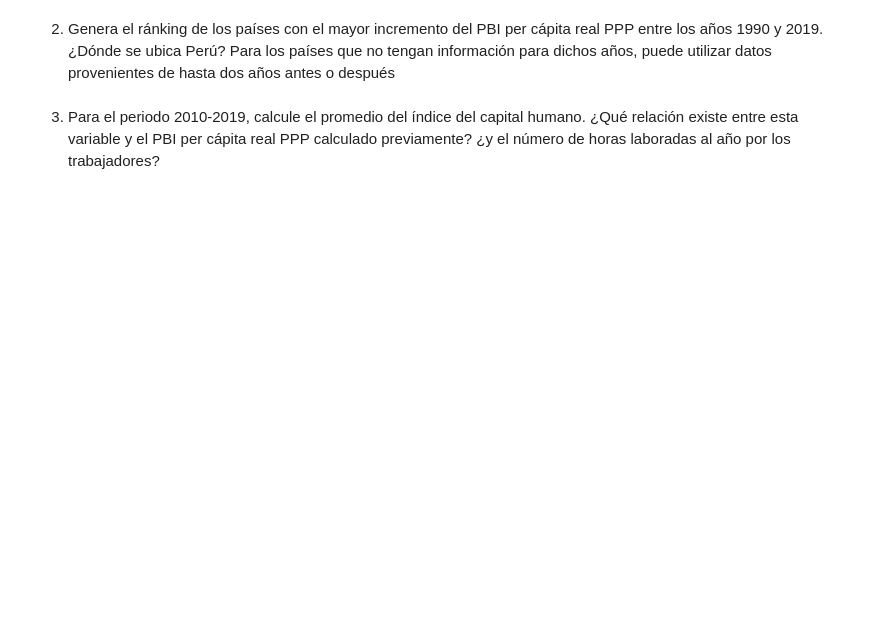
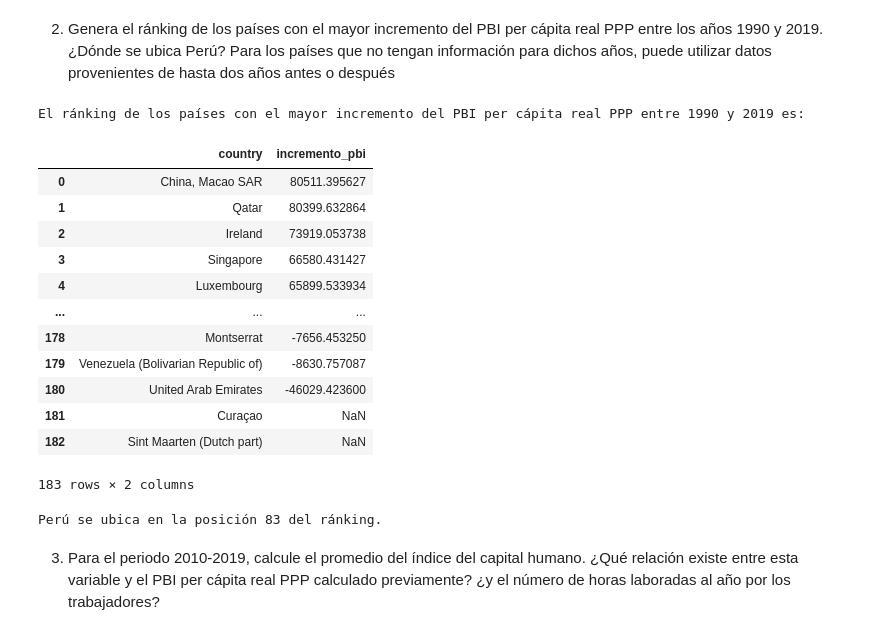
Before and after one commit to qlab-intro-python/tarea-4-zegarra-rivera-bueno, a Jupyter notebook: tarea_4_plantilla.ipynb, the cells around one changed output. Saved outputs shown, nothing was run; the diff lists cells and outputs as text; code cells hidden in the pictures; blank space fills up the shorter version.

```diff
--- a/tarea_4_plantilla.ipynb
+++ b/tarea_4_plantilla.ipynb
@@ -220,2 +254,47 @@ Importa el conjunto de datos de la hoja "Data" del archivo `pwt1001.xlsx`. El di
+# %%
+# Filtrar los datos para los años 1990 y 2019 (o hasta dos años antes o después)
+datos_1990 = datos[(datos[columna_año] >= 1988) & (datos[columna_año] <= 1992)]
+datos_2019 = datos[(datos[columna_año] >= 2017) & (datos[columna_año] <= 2021)]
+
+# Obtener el PBI per cápita real PPP para 1990 y 2019
+pbi_1990 = datos_1990.groupby(columna_pais)['pbi_per_capita_ppp'].mean().reset_index()
+pbi_2019 = datos_2019.groupby(columna_pais)['pbi_per_capita_ppp'].mean().reset_index()
+
+# Renombrar las columnas
+pbi_1990 = pbi_1990.rename(columns={'pbi_per_capita_ppp': 'pbi_1990'})
+pbi_2019 = pbi_2019.rename(columns={'pbi_per_capita_ppp': 'pbi_2019'})
+
+# Unir los datos de 1990 y 2019
+incremento_pbi = pd.merge(pbi_1990, pbi_2019, on=columna_pais)
+
+# Calcular el incremento del PBI per cápita real PPP
+incremento_pbi['incremento_pbi'] = incremento_pbi['pbi_2019'] - incremento_pbi['pbi_1990']
+
+# Ordenar los países por el incremento del PBI per cápita real PPP de mayor a menor
+ranking_incremento_pbi = incremento_pbi.sort_values(by='incremento_pbi', ascending=False).reset_index(drop=True)
+
+# Determinar la posición de Perú en el ránking
+posicion_peru = ranking_incremento_pbi[ranking_incremento_pbi[columna_pais] == 'Peru'].index[0] + 1
+
+print(f"El ránking de los países con el mayor incremento del PBI per cápita real PPP entre 1990 y 2019 es:")
+display(ranking_incremento_pbi[[columna_pais, 'incremento_pbi']])
+
+print(f"Perú se ubica en la posición {posicion_peru} del ránking.")
+# %% [output]
+El ránking de los países con el mayor incremento del PBI per cápita real PPP entre 1990 y 2019 es:
+|  | country | incremento_pbi |
+| 0 | China, Macao SAR | 80511.395627 |
+| 1 | Qatar | 80399.632864 |
+| 2 | Ireland | 73919.053738 |
+| 3 | Singapore | 66580.431427 |
+| 4 | Luxembourg | 65899.533934 |
+| ... | ... | ... |
+| 178 | Montserrat | -7656.453250 |
+| 179 | Venezuela (Bolivarian Republic of) | -8630.757087 |
+| 180 | United Arab Emirates | -46029.423600 |
+| 181 | Curaçao | NaN |
+| 182 | Sint Maarten (Dutch part) | NaN |
+183 rows × 2 columns
+Perú se ubica en la posición 83 del ránking.
 # %% [markdown]
 3. Para el periodo 2010-2019, calcule el promedio del índice del capital humano. ¿Qué relación existe entre esta variable y el PBI per cápita real PPP calculado previamente? ¿y el número de horas laboradas al año por los trabajadores?
```
Also changed, not shown: parts of 12 cells of this notebook.
